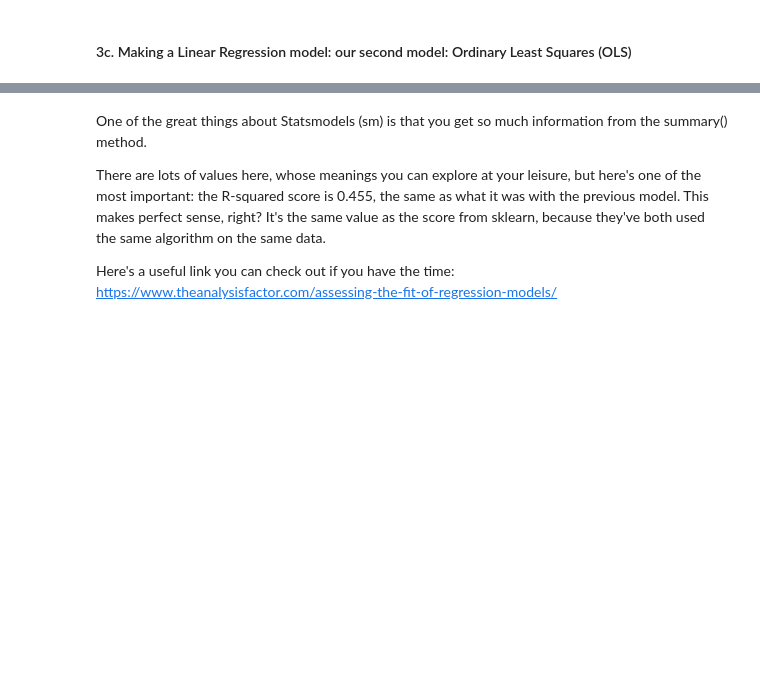
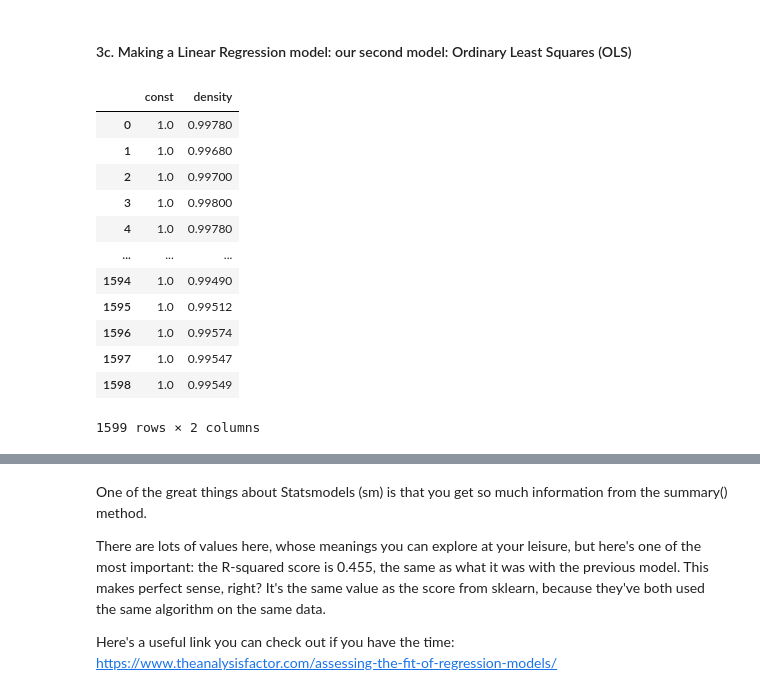
Before and after one commit to pauljacob/mini_projects, a Jupyter notebook: 1604024426_Springboard_Linear_Regression_Case_Study_10292020/Springboard Regression Case Study - the Red Wine Dataset - Tier 3.ipynb, the cells around one changed output, grey strips where cells are left out. Drawn from its saved outputs; the diff is of its cells as text; code cells hidden in the pictures; blank space fills up the shorter version.

```diff
--- a/1604024426_Springboard_Linear_Regression_Case_Study_10292020/Springboard Regression Case Study - the Red Wine Dataset - Tier 3.ipynb
+++ b/1604024426_Springboard_Linear_Regression_Case_Study_10292020/Springboard Regression Case Study - the Red Wine Dataset - Tier 3.ipynb
@@ -342,11 +379,28 @@ Let's build a similar model using a different package, to see if we get a better
 # %%
 # Create the test and train sets. Here, we do things slightly differently.
 # We make the explanatory variable X as before.
-_ _ _
+'''explanatory_variable'''
+X = df['density']
 
 # But here, reassign X the value of adding a constant to it. This is required for Ordinary Least Squares Regression.
 # Further explanation of this can be found here:
 # https://www.statsmodels.org/devel/generated/statsmodels.regression.linear_model.OLS.html
-_ _ _
+constant = 3
+X = sm.add_constant(X)
+X
+# %% [output]
+|  | const | density |
+| 0 | 1.0 | 0.99780 |
+| 1 | 1.0 | 0.99680 |
+| 2 | 1.0 | 0.99700 |
+| 3 | 1.0 | 0.99800 |
+| 4 | 1.0 | 0.99780 |
+| ... | ... | ... |
+| 1594 | 1.0 | 0.99490 |
+| 1595 | 1.0 | 0.99512 |
+| 1596 | 1.0 | 0.99574 |
+| 1597 | 1.0 | 0.99547 |
+| 1598 | 1.0 | 0.99549 |
+1599 rows × 2 columns
 # %%
 # The rest of the preparation is as before.
```
Also changed, not shown: parts of 34 cells of this notebook.
